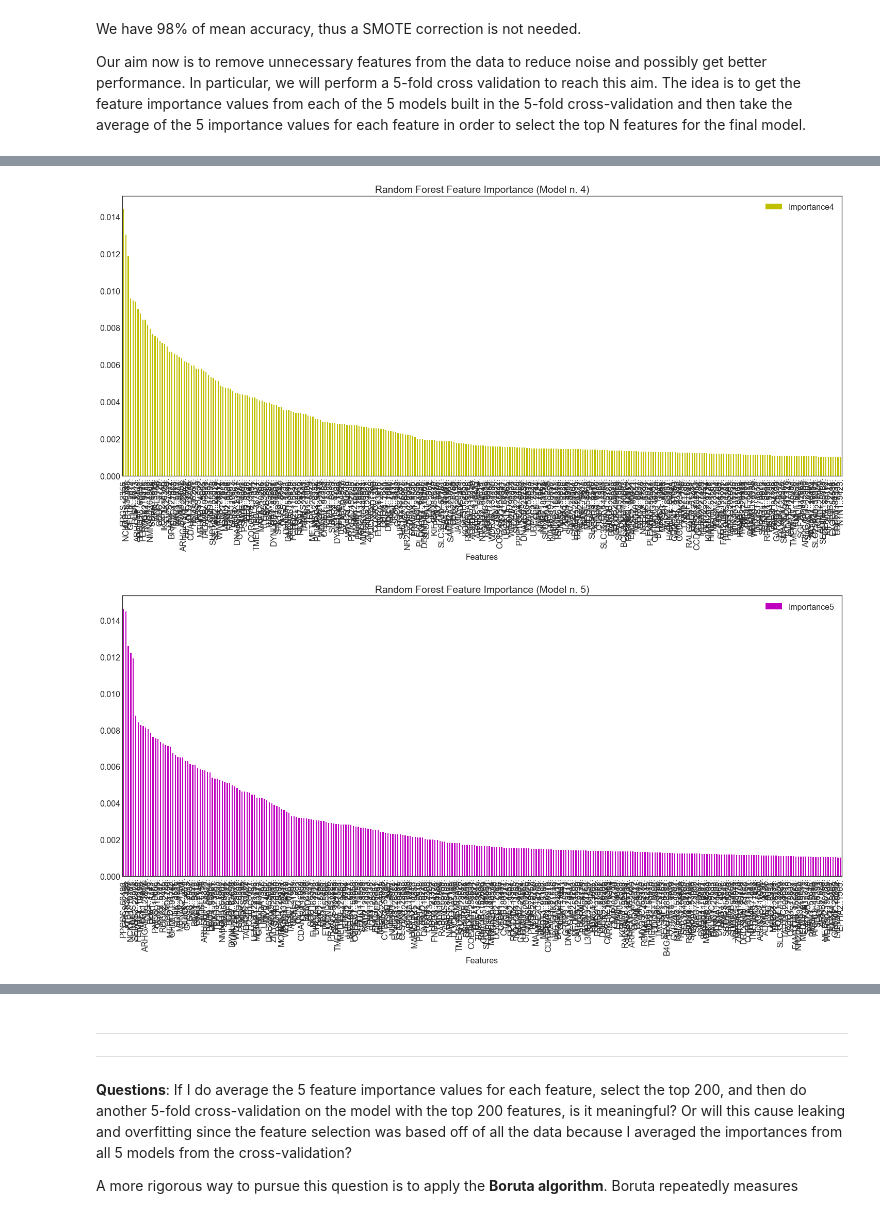
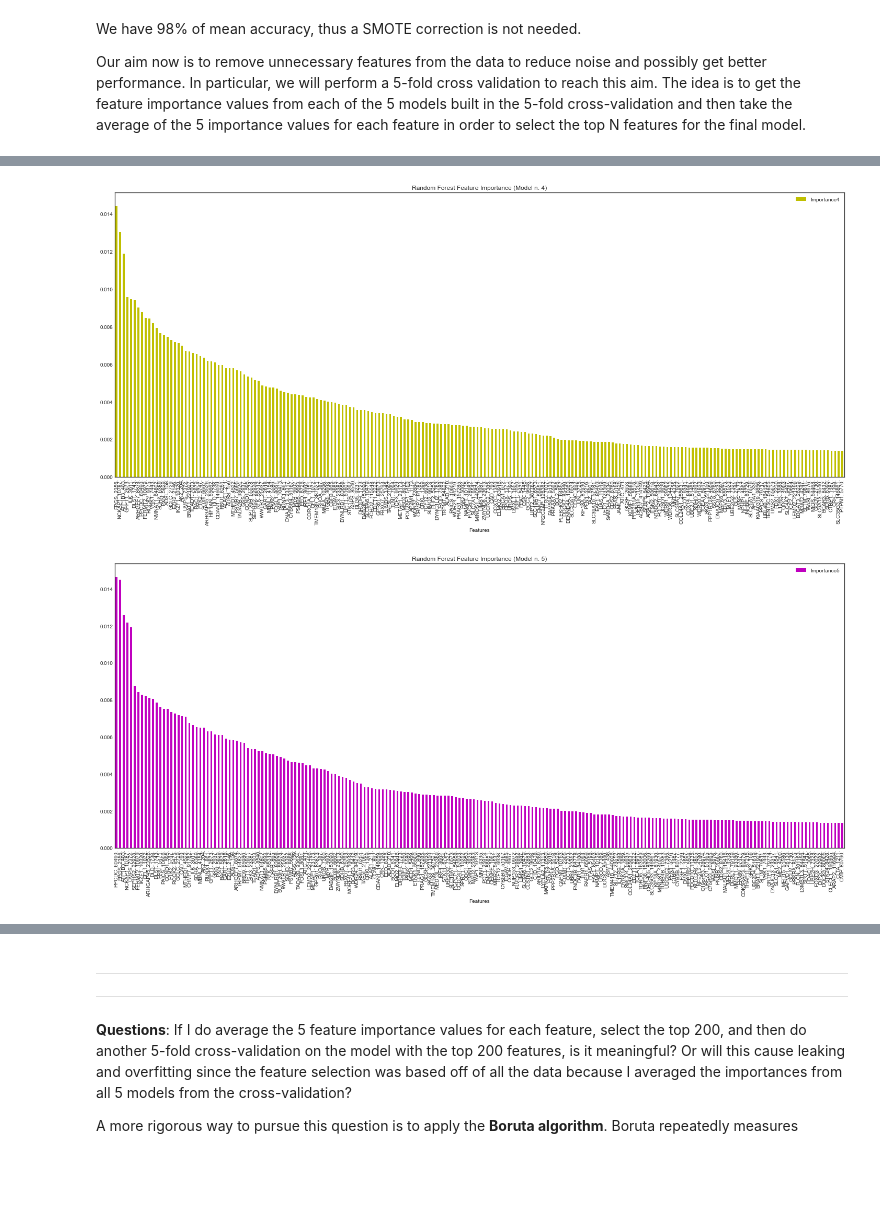
Before and after one commit to chiaraboetti/SML-project, a Jupyter notebook: model/blood/RF_blood.ipynb, the cells around one changed output, grey strips where cells are left out. Cells and saved outputs as stored; diff of their text form; code cells hidden in the pictures; blank space fills up the shorter version.

```diff
--- a/model/blood/RF_blood.ipynb
+++ b/model/blood/RF_blood.ipynb
@@ -318,7 +318,8 @@ for i, estimator in enumerate(out['estimator']):
     print(feat_impo[:10])
     print('--------------------------------------------------------------')
 
-    feat_impo_all.append(feat_impo[feat_impo['Importance{}'.format(i+1)] > 0.001])
+    feat_impo_all.append(feat_impo)
+    # feat_impo_all.append(feat_impo[feat_impo['Importance{}'.format(i+1)] > 0.001])
 # %% [output]
 First 10 features sorted by their importance for model n. 1:
                 Importance1
@@ -361,17 +362,17 @@ plt.show()
 # %%
-feat_impo_all[3].plot.bar(figsize = (25, 10), color = 'y')
+feat_impo_all[3][:200].plot.bar(figsize = (25, 10), color = 'y')
 plt.title('Random Forest Feature Importance (Model n. 4)')
 plt.xlabel('Features')
 plt.show()
 # %% [output]
-[figure, old version]
+[figure, new version]
 # %%
-feat_impo_all[4].plot.bar(figsize = (25, 10), color = 'm')
+feat_impo_all[4][:200].plot.bar(figsize = (25, 10), color = 'm')
 plt.title('Random Forest Feature Importance (Model n. 5)')
 plt.xlabel('Features')
 plt.show()
 # %% [output]
-[figure, old version]
+[figure, new version]
 # %%
 df0 = pd.DataFrame(feat_impo_all[0])
 df1 = pd.DataFrame(feat_impo_all[1])
```
Also changed, not shown: parts of 20 cells of this notebook.
